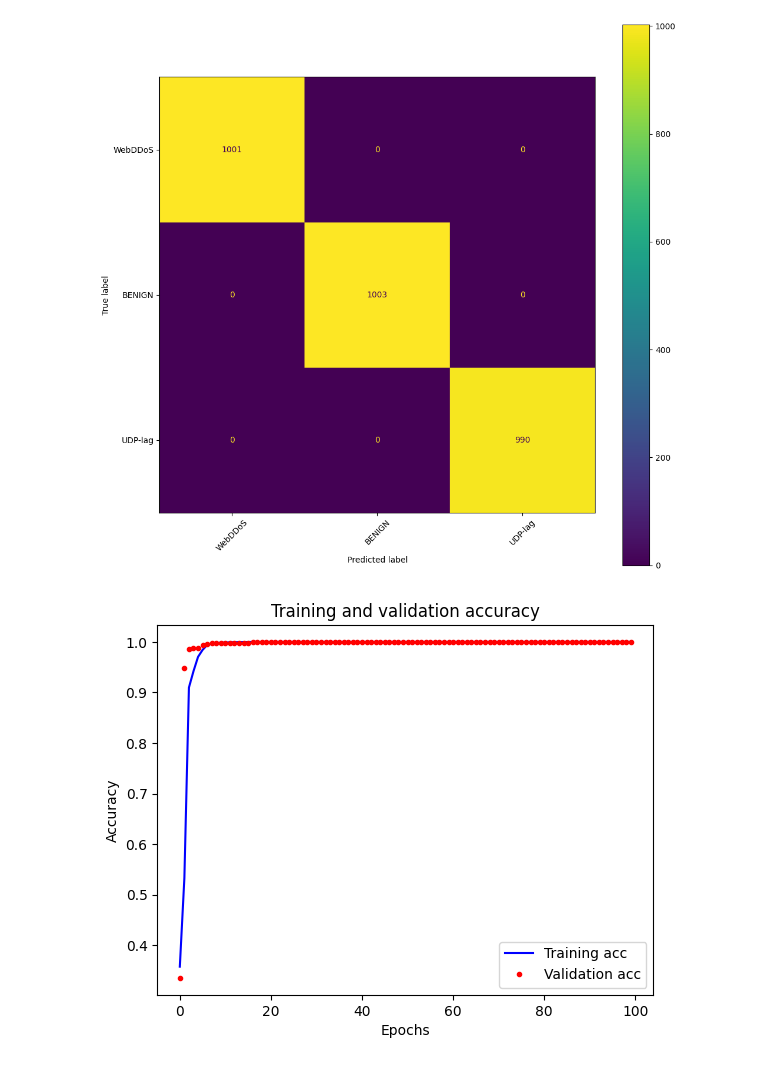
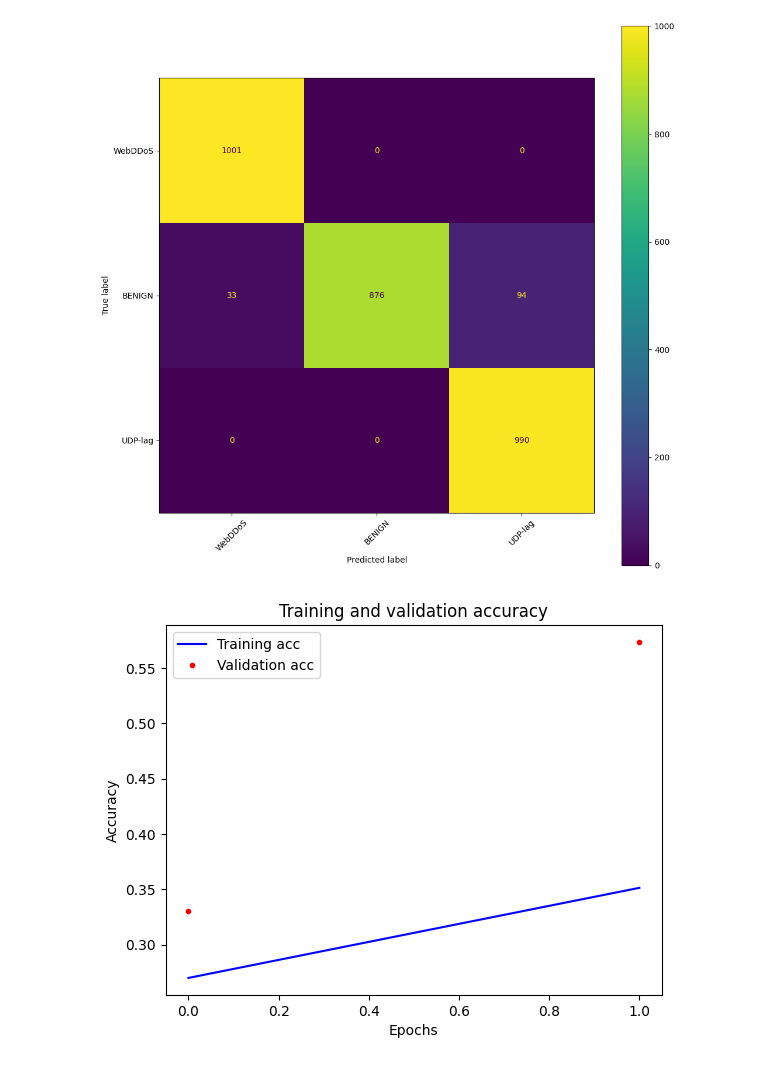
Before and after one commit to kovasant/ids, a Jupyter notebook: kov_ips.ipynb, the cells around one changed output. Cells and saved outputs as stored; diff of their text form; code cells hidden in the pictures.

```diff
--- a/kov_ips.ipynb
+++ b/kov_ips.ipynb
@@ -50,8 +50,12 @@ from tensorflow.keras.utils import to_categorical
 from sklearn.utils import class_weight
 from models import models_ddos
 
+import smtplib
+from email.mime.multipart import MIMEMultipart
+from email.mime.text import MIMEText
 
-epochs = 100
+
+epochs = 2
 nclass = 12
 
 def loadDataset():
@@ -185,6 +189,35 @@ history = model.fit(train_data,
                     class_weight=class_weights,
                     workers=3)
 
+# Προσθήκη αντίδρασης -  Όταν εντοπίζεται μη αυτόματη παρέμβαση
+def send_notification(subject, message):
+    # Ρυθμίσεις SMTP
+    sender_email = "ekpa@lessons.kovix.gr"
+    receiver_email = "ekpa@lessons.kovix.gr"
+    password = "Qng3^59s8"
+    smtp_server = "lessons.kovix.gr"
+    smtp_port = 25
+
+    # Δημιουργία μηνύματος email
+    msg = MIMEMultipart()
+    msg['From'] = sender_email
+    msg['To'] = receiver_email
+    msg['Subject'] = subject
+    body = message
+    msg.attach(MIMEText(body, 'plain'))
+
+    # Αποστολή email
+    with smtplib.SMTP(smtp_server, smtp_port) as server:
+        server.starttls()  # Ενεργοποίηση TLS
+        server.login(sender_email, password)
+        server.send_message(msg)
+
+# Χρησιμοποίoυμε την send_notification για να ειδοποιήσουμε τους διαχειριστές
+# Όταν εντοπίζεται μη αυτόματη παρέμβαση
+# Παράδειγμα: Αποστολή email με ειδοποίηση
+send_notification("Ειδοποίηση IDS", "Εντοπίστηκε μη αυτόματη παρέμβαση στο σύστημα IDS.")
+
+
 # -- Load best model ----------------------------------------------------------
 str_models = os.listdir('./savemodels')
 str_models = np.sort(str_models)
@@ -297,3 +323,3 @@ BENIGN = 1.0
 UDP-lag = 1.0
-[figure, old version]
+[figure, new version]
-[figure, old version]
+[figure, new version]
```
Also changed, not shown: parts of 1 cell of this notebook.
